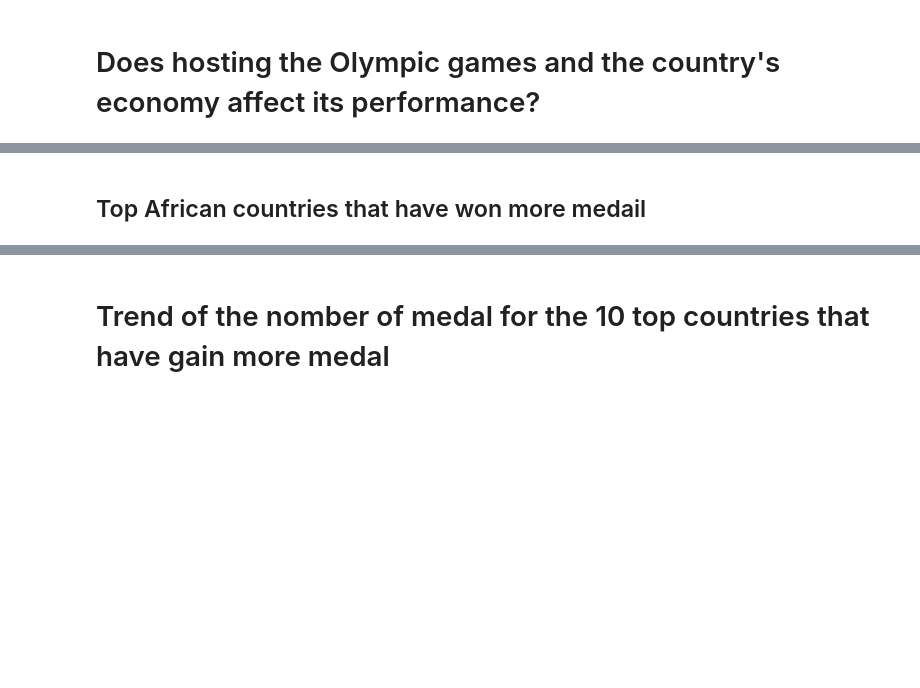
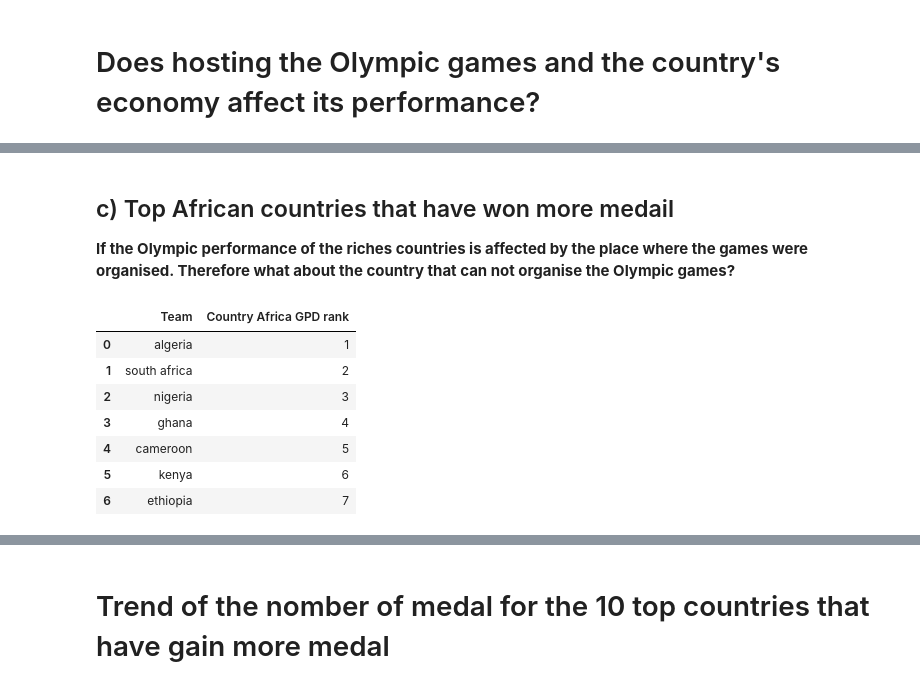
Before and after one commit to B23579/-anomaly-detection, a Jupyter notebook: data-visualization/analysis.ipynb, the cells around one changed output, grey strips where cells are left out. Saved outputs shown, nothing was run; the diff lists cells and outputs as text; code cells hidden in the pictures; blank space fills up the shorter version.

```diff
--- a/data-visualization/analysis.ipynb
+++ b/data-visualization/analysis.ipynb
@@ -399,5 +356,23 @@ pfd
 # %% [markdown]
-## Top African countries that have won more medail
+## c) Top African countries that have won more medail
+
+**If the Olympic performance of the riches countries is affected by the place where the games were organised. Therefore what about the country that can not organise the Olympic games?**
+# %%
+pga =gpd[gpd['Country Name'].isin(['cameroon','nigeria','algeria','south africa','kenya','ethiopia','ghana'])]
+pga = pga.sort_values(by=[2016,2015],ascending=False)
+# %%
+fda = pd.DataFrame({'Team':list(pga['Country Name']), 'Country Africa GPD rank':[i for i in range(1,len(pga)+1)]})
+# %%
+fda
+# %% [output]
+|  | Team | Country Africa GPD rank |
+| 0 | algeria | 1 |
+| 1 | south africa | 2 |
+| 2 | nigeria | 3 |
+| 3 | ghana | 4 |
+| 4 | cameroon | 5 |
+| 5 | kenya | 6 |
+| 6 | ethiopia | 7 |
 # %%
 tmp = df.groupby(['Team'])['Medal'].agg('count').dropna()
 df5 = pd.DataFrame(tmp).reset_index()
```
Also changed, not shown: parts of 37 cells of this notebook, 1 other file.
